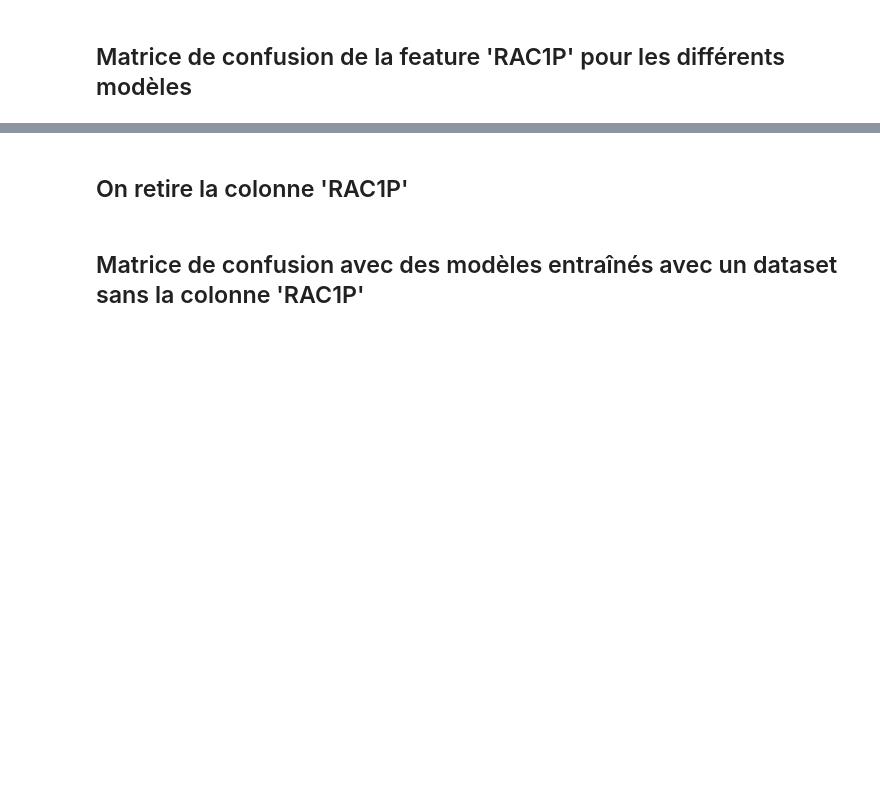
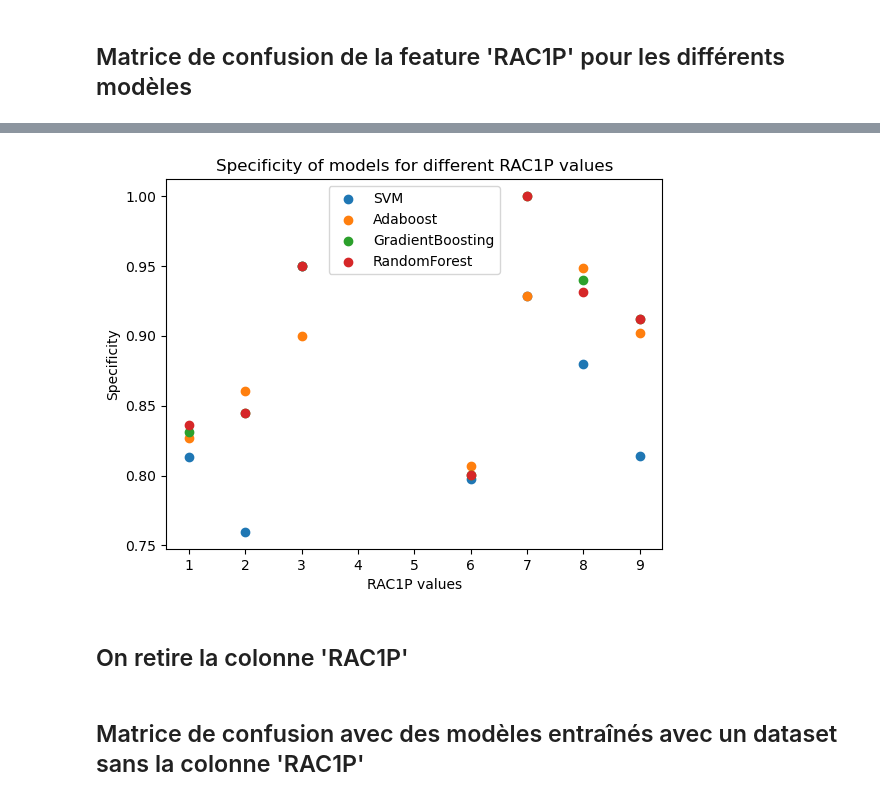
Before and after one commit to caaroussel/TP_supervised_learning, a Jupyter notebook: TP_Supervised.ipynb, the cells around one changed output, grey strips where cells are left out. Drawn from its saved outputs; the diff is of its cells as text; code cells hidden in the pictures; blank space fills up the shorter version.

```diff
--- a/TP_Supervised.ipynb
+++ b/TP_Supervised.ipynb
@@ -842,3 +834,34 @@ Spécificité :
+# %%
+
+rac1p_values = diff_values
+
+
+for model_name, _ in models:
+
+    specificity_values = []
+
+
+    for value in rac1p_values:
+
+        key = f"{value}_{model_name}"
+        if key in Taux_TN_Race:
+            specificity_values.append(Taux_TN_Race[key])
+        else:
+            specificity_values.append(None)
+
+
+    plt.scatter(rac1p_values, specificity_values, label=model_name)
+
+
+plt.legend()
+plt.xlabel('RAC1P values')
+plt.ylabel('Specificity')
+plt.title('Specificity of models for different RAC1P values')
+
+
+plt.show()
+# %% [output]
+[figure, added]
 # %% [markdown]
 ## On retire la colonne 'RAC1P'
 # %%
```
Also changed, not shown: parts of 14 cells of this notebook.
